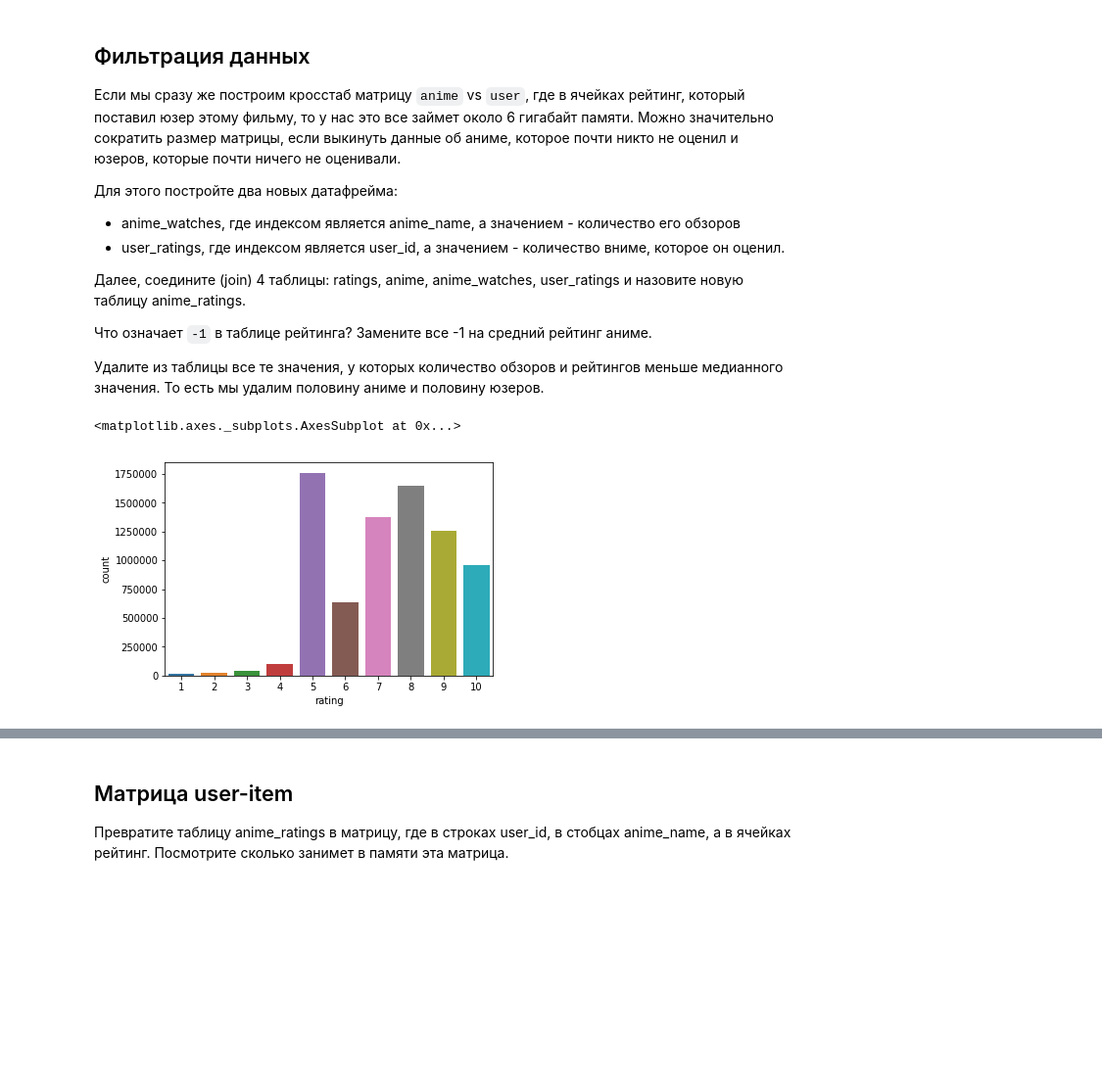
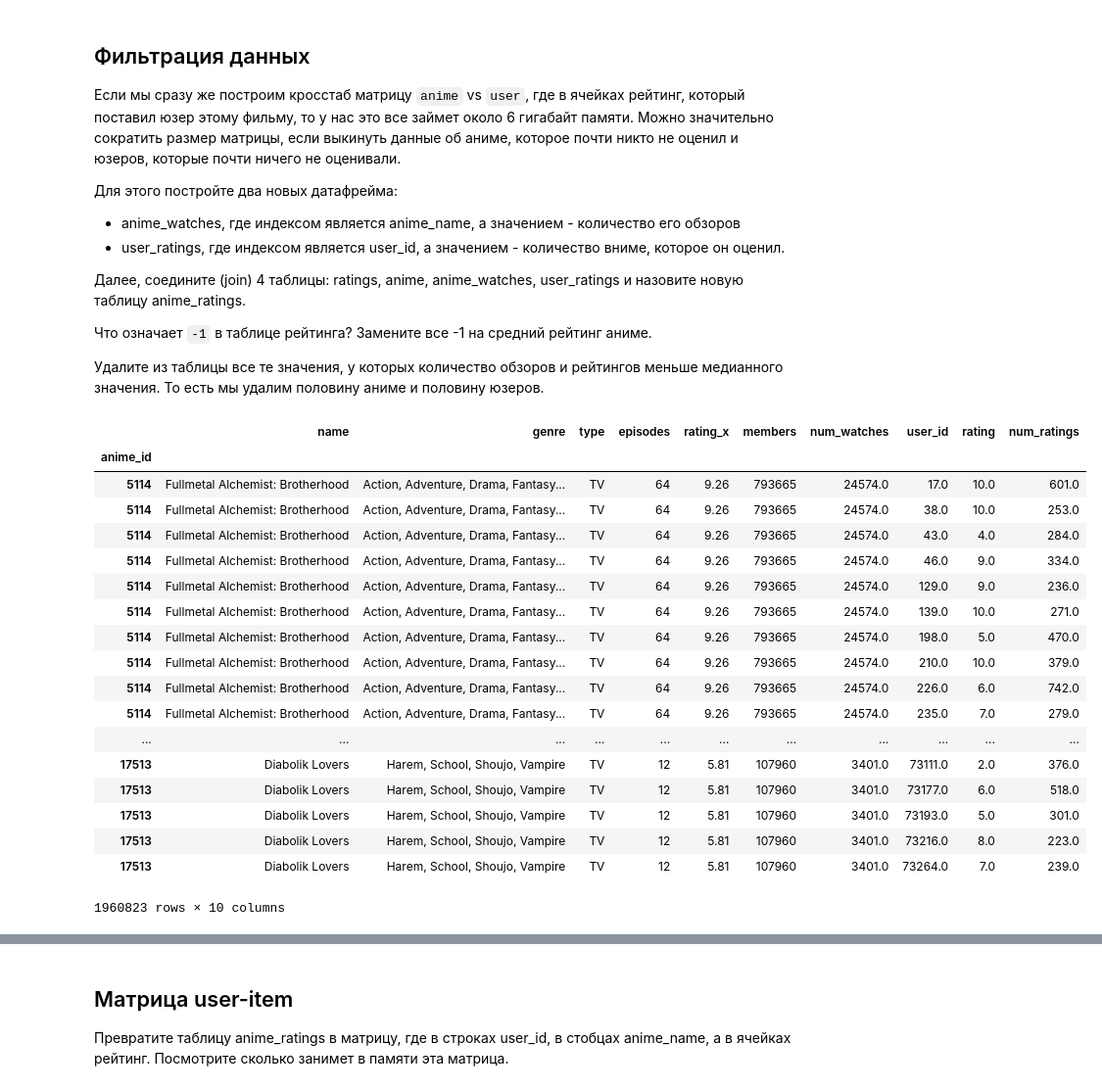
Before and after one commit to KaratsevN/ML-course-by-7-bits, a Jupyter notebook: week5/workshop/week05_workshop_05-01-clustering-workshop.ipynb, the cells around one changed output, grey strips where cells are left out. Shown at 98% size. Drawn from its saved outputs; the diff is of its cells as text; code cells hidden in the pictures; blank space fills up the shorter version.

```diff
--- a/week5/workshop/week05_workshop_05-01-clustering-workshop.ipynb
+++ b/week5/workshop/week05_workshop_05-01-clustering-workshop.ipynb
@@ -149,12 +180,47 @@ sns.countplot(data=ratings, x='rating')
 Что означает `-1` в таблице рейтинга? Замените все -1 на средний рейтинг аниме.
 
 Удалите из таблицы все те значения, у которых количество обзоров и рейтингов меньше медианного значения. То есть мы удалим половину аниме и половину юзеров.
-# %%
-anime_watches = pd.DataFrame(data=anime)
-user_ratings = pd.DataFrame(data=ratings)
-anime_watches.groupby(['name']).mean()['members']
-user_ratings['rating'][user_ratings['rating']==-1] = 5
-sns.countplot(data=ratings, x='rating')
-# %% [output]
-<matplotlib.axes._subplots.AxesSubplot at 0x...>
-[figure, removed]
+# %%
+user_ratings = ratings
+user_ratings = user_ratings.set_index(["user_id", "anime_id"]).count(level="user_id")
+user_ratings.columns = ['num_ratings']
+
+anime_watches = ratings
+anime_watches = anime_watches.set_index(["anime_id", "user_id"]).count(level="anime_id")
+anime_watches.columns = ['num_watches']
+
+anime_ratings = anime.join(anime_watches, on='anime_id')
+anime_ratings = anime_ratings.merge(ratings.join(user_ratings, on='user_id').set_index('anime_id'), on='anime_id', how='left')
+
+#=============================
+
+anime_ratings = anime_ratings[(anime_ratings.num_ratings >= anime_ratings.num_ratings.median())]
+anime_ratings = anime_ratings[(anime_ratings.num_watches >= anime_ratings.num_watches.median())]
+anime_ratings.loc[anime_ratings['rating_y'] == -1, 'rating_y'] = anime_ratings.loc[anime_ratings['rating_y'] == -1, 'rating_x']
+
+#==============================
+
+anime_ratings.drop(columns='rating_x')
+anime_ratings.rename(columns={'rating_y':'rating'}, inplace=True)
+
+anime_ratings
+# %% [output]
+|  | name | genre | type | episodes | rating_x | members | num_watches | user_id | rating | num_ratings |
+| anime_id |  |  |  |  |  |  |  |  |  |  |
+| 5114 | Fullmetal Alchemist: Brotherhood | Action, Adventure, Drama, Fantasy... | TV | 64 | 9.26 | 793665 | 24574.0 | 17.0 | 10.0 | 601.0 |
+| 5114 | Fullmetal Alchemist: Brotherhood | Action, Adventure, Drama, Fantasy... | TV | 64 | 9.26 | 793665 | 24574.0 | 38.0 | 10.0 | 253.0 |
+| 5114 | Fullmetal Alchemist: Brotherhood | Action, Adventure, Drama, Fantasy... | TV | 64 | 9.26 | 793665 | 24574.0 | 43.0 | 4.0 | 284.0 |
+| 5114 | Fullmetal Alchemist: Brotherhood | Action, Adventure, Drama, Fantasy... | TV | 64 | 9.26 | 793665 | 24574.0 | 46.0 | 9.0 | 334.0 |
+| 5114 | Fullmetal Alchemist: Brotherhood | Action, Adventure, Drama, Fantasy... | TV | 64 | 9.26 | 793665 | 24574.0 | 129.0 | 9.0 | 236.0 |
+| 5114 | Fullmetal Alchemist: Brotherhood | Action, Adventure, Drama, Fantasy... | TV | 64 | 9.26 | 793665 | 24574.0 | 139.0 | 10.0 | 271.0 |
+| 5114 | Fullmetal Alchemist: Brotherhood | Action, Adventure, Drama, Fantasy... | TV | 64 | 9.26 | 793665 | 24574.0 | 198.0 | 5.0 | 470.0 |
+| 5114 | Fullmetal Alchemist: Brotherhood | Action, Adventure, Drama, Fantasy... | TV | 64 | 9.26 | 793665 | 24574.0 | 210.0 | 10.0 | 379.0 |
+| 5114 | Fullmetal Alchemist: Brotherhood | Action, Adventure, Drama, Fantasy... | TV | 64 | 9.26 | 793665 | 24574.0 | 226.0 | 6.0 | 742.0 |
+| 5114 | Fullmetal Alchemist: Brotherhood | Action, Adventure, Drama, Fantasy... | TV | 64 | 9.26 | 793665 | 24574.0 | 235.0 | 7.0 | 279.0 |
+| ... | ... | ... | ... | ... | ... | ... | ... | ... | ... | ... |
+| 17513 | Diabolik Lovers | Harem, School, Shoujo, Vampire | TV | 12 | 5.81 | 107960 | 3401.0 | 73111.0 | 2.0 | 376.0 |
+| 17513 | Diabolik Lovers | Harem, School, Shoujo, Vampire | TV | 12 | 5.81 | 107960 | 3401.0 | 73177.0 | 6.0 | 518.0 |
+| 17513 | Diabolik Lovers | Harem, School, Shoujo, Vampire | TV | 12 | 5.81 | 107960 | 3401.0 | 73193.0 | 5.0 | 301.0 |
+| 17513 | Diabolik Lovers | Harem, School, Shoujo, Vampire | TV | 12 | 5.81 | 107960 | 3401.0 | 73216.0 | 8.0 | 223.0 |
+| 17513 | Diabolik Lovers | Harem, School, Shoujo, Vampire | TV | 12 | 5.81 | 107960 | 3401.0 | 73264.0 | 7.0 | 239.0 |
+1960823 rows × 10 columns
```
Also changed, not shown: parts of 14 cells of this notebook.
